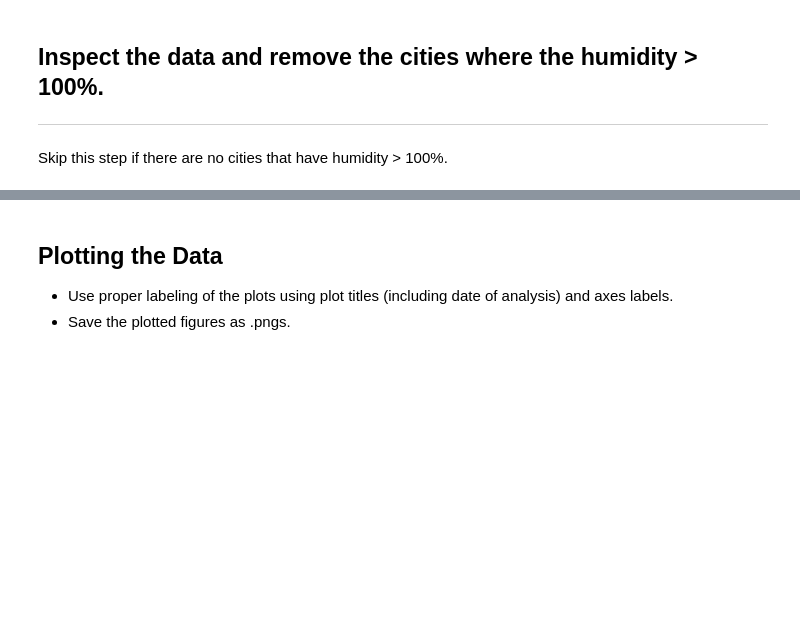
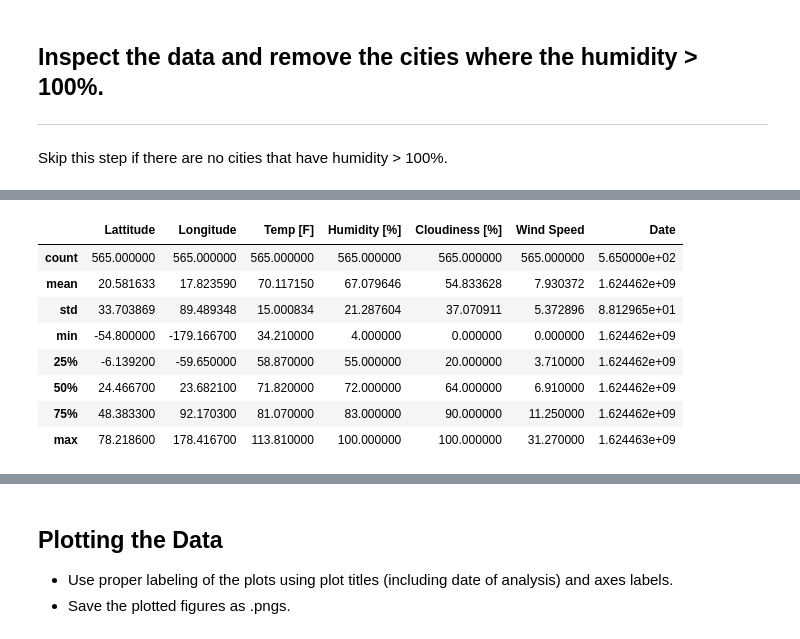
Before and after one commit to DownOnTheFarm/Python-API-Homework, a Jupyter notebook: starter_code/WeatherPy.ipynb, the cells around one changed output, grey strips where cells are left out. Saved outputs shown, nothing was run; the diff lists cells and outputs as text; code cells hidden in the pictures; blank space fills up the shorter version.

```diff
--- a/starter_code/WeatherPy.ipynb
+++ b/starter_code/WeatherPy.ipynb
@@ -113,2 +145,14 @@ Skip this step if there are no cities that have humidity > 100%.
+# %%
+weatherpy_df.describe()
+# %% [output]
+|  | Lattitude | Longitude | Temp [F] | Humidity [%] | Cloudiness [%] | Wind Speed | Date |
+| count | 565.000000 | 565.000000 | 565.000000 | 565.000000 | 565.000000 | 565.000000 | 5.650000e+02 |
+| mean | 20.581633 | 17.823590 | 70.117150 | 67.079646 | 54.833628 | 7.930372 | 1.624462e+09 |
+| std | 33.703869 | 89.489348 | 15.000834 | 21.287604 | 37.070911 | 5.372896 | 8.812965e+01 |
+| min | -54.800000 | -179.166700 | 34.210000 | 4.000000 | 0.000000 | 0.000000 | 1.624462e+09 |
+| 25% | -6.139200 | -59.650000 | 58.870000 | 55.000000 | 20.000000 | 3.710000 | 1.624462e+09 |
+| 50% | 24.466700 | 23.682100 | 71.820000 | 72.000000 | 64.000000 | 6.910000 | 1.624462e+09 |
+| 75% | 48.383300 | 92.170300 | 81.070000 | 83.000000 | 90.000000 | 11.250000 | 1.624462e+09 |
+| max | 78.218600 | 178.416700 | 113.810000 | 100.000000 | 100.000000 | 31.270000 | 1.624463e+09 |
 # %%
 #  Get the indices of cities that have humidity over 100%.
```
Also changed, not shown: parts of 11 cells of this notebook, 13 other files.
